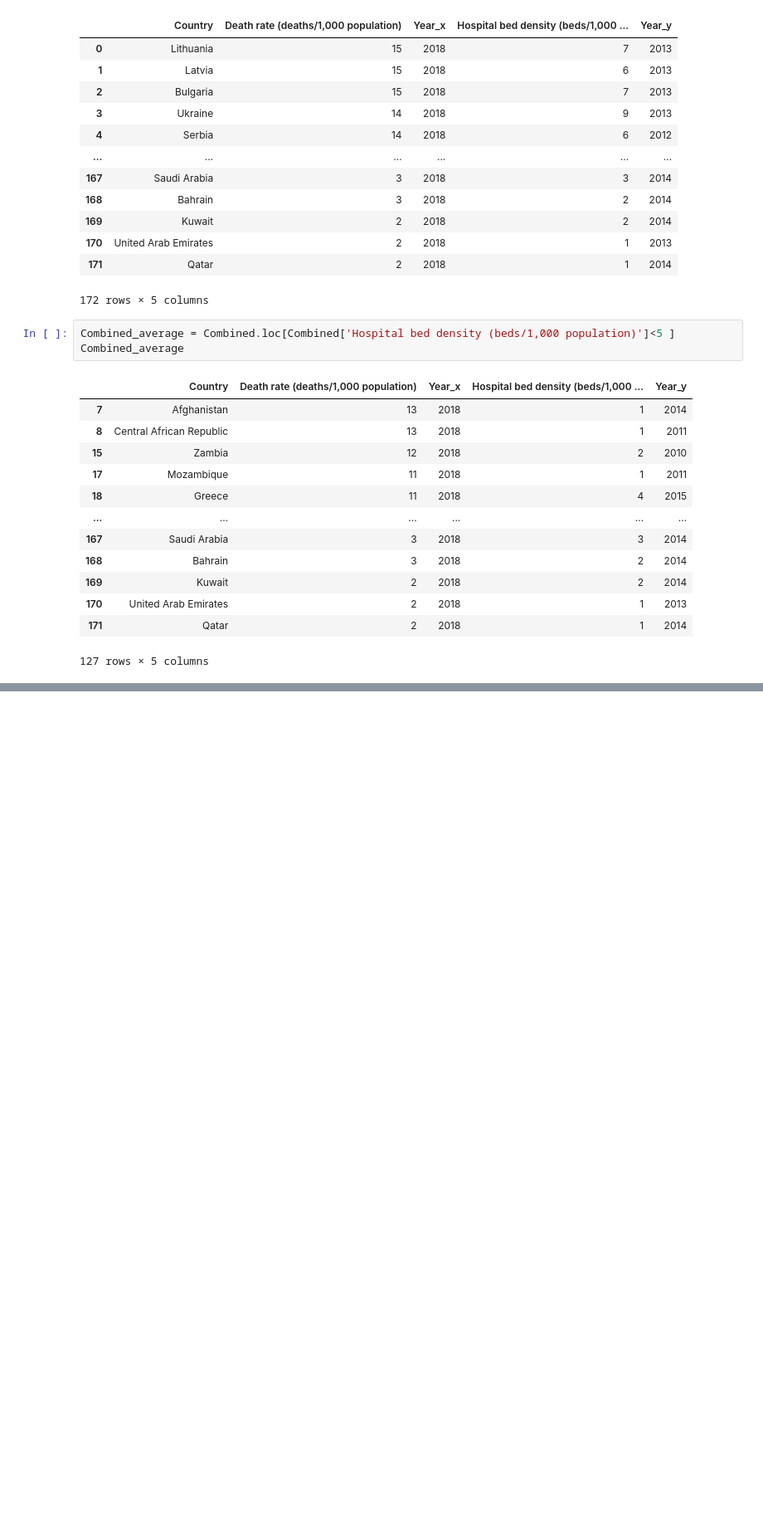
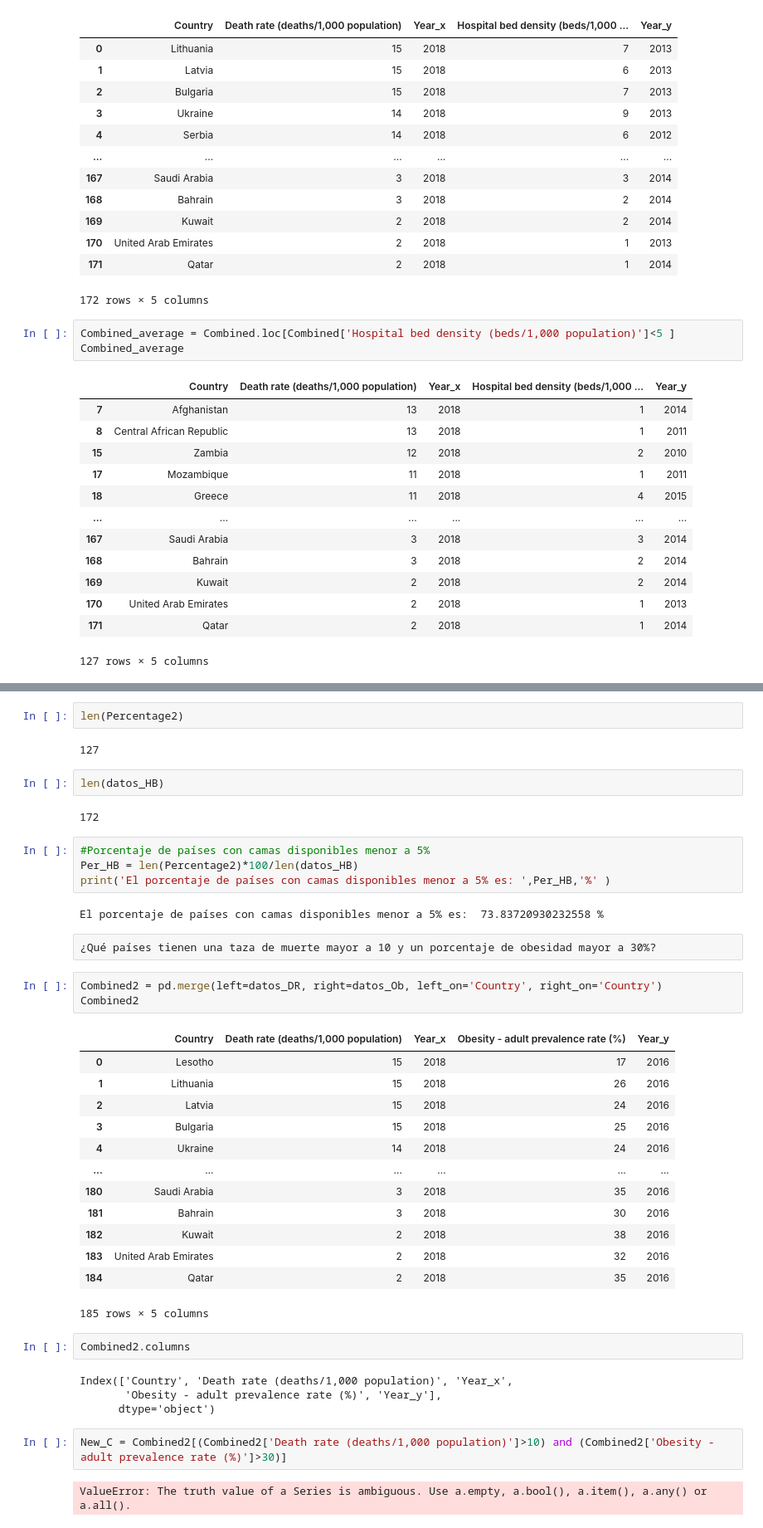
Before and after one commit to DCIDA2019/dcida2020ii-APaloma710, a Jupyter notebook: Sep11/Answers.ipynb, the cells around one changed output, grey strips where cells are left out. Shown at 83% size. Drawn from its saved outputs; the diff is of its cells as text; blank space fills up the shorter version.

```diff
--- a/Sep11/Answers.ipynb
+++ b/Sep11/Answers.ipynb
@@ -423,0 +423,43 @@ datos_Ob[Obesity]
+# %%
+len(Percentage2)
+# %% [output]
+127
+# %%
+len(datos_HB)
+# %% [output]
+172
+# %%
+#Porcentaje de países con camas disponibles menor a 5%
+Per_HB = len(Percentage2)*100/len(datos_HB)
+print('El porcentaje de países con camas disponibles menor a 5% es: ',Per_HB,'%' )
+# %% [output]
+El porcentaje de países con camas disponibles menor a 5% es:  73.83720930232558 %
+# %% [raw]
+¿Qué países tienen una taza de muerte mayor a 10 y un porcentaje de obesidad mayor a 30%?
+# %%
+Combined2 = pd.merge(left=datos_DR, right=datos_Ob, left_on='Country', right_on='Country')
+Combined2
+# %% [output]
+|  | Country | Death rate (deaths/1,000 population) | Year_x | Obesity - adult prevalence rate (%) | Year_y |
+| 0 | Lesotho | 15 | 2018 | 17 | 2016 |
+| 1 | Lithuania | 15 | 2018 | 26 | 2016 |
+| 2 | Latvia | 15 | 2018 | 24 | 2016 |
+| 3 | Bulgaria | 15 | 2018 | 25 | 2016 |
+| 4 | Ukraine | 14 | 2018 | 24 | 2016 |
+| ... | ... | ... | ... | ... | ... |
+| 180 | Saudi Arabia | 3 | 2018 | 35 | 2016 |
+| 181 | Bahrain | 3 | 2018 | 30 | 2016 |
+| 182 | Kuwait | 2 | 2018 | 38 | 2016 |
+| 183 | United Arab Emirates | 2 | 2018 | 32 | 2016 |
+| 184 | Qatar | 2 | 2018 | 35 | 2016 |
+185 rows × 5 columns
+# %%
+Combined2.columns
+# %% [output]
+Index(['Country', 'Death rate (deaths/1,000 population)', 'Year_x',
+       'Obesity - adult prevalence rate (%)', 'Year_y'],
+      dtype='object')
+# %%
+New_C = Combined2[(Combined2['Death rate (deaths/1,000 population)']>10) and (Combined2['Obesity - adult prevalence rate (%)']>30)]
+# %% [output]
+ValueError: The truth value of a Series is ambiguous. Use a.empty, a.bool(), a.item(), a.any() or a.all().
```
Also changed, not shown: parts of 18 cells of this notebook.
